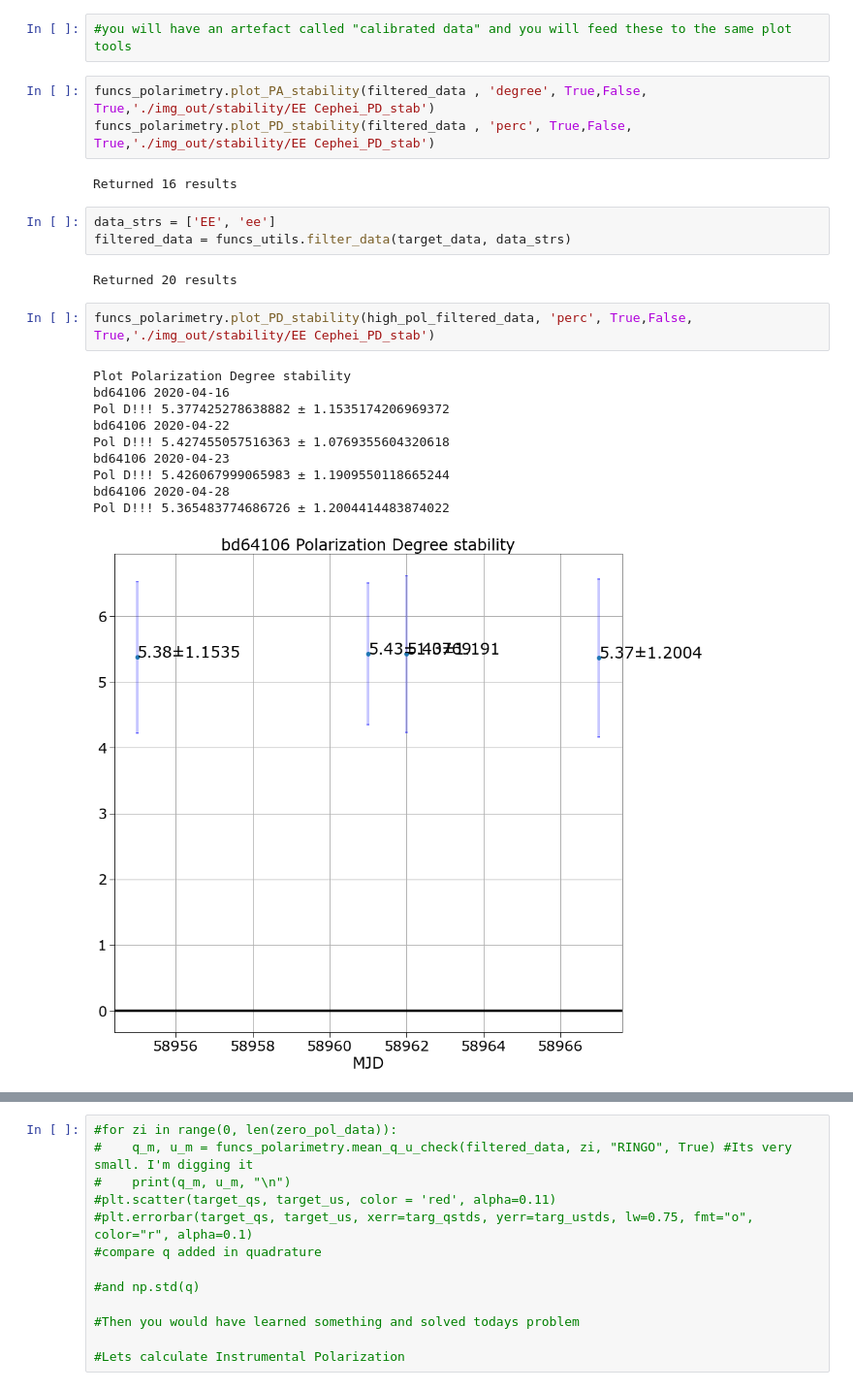
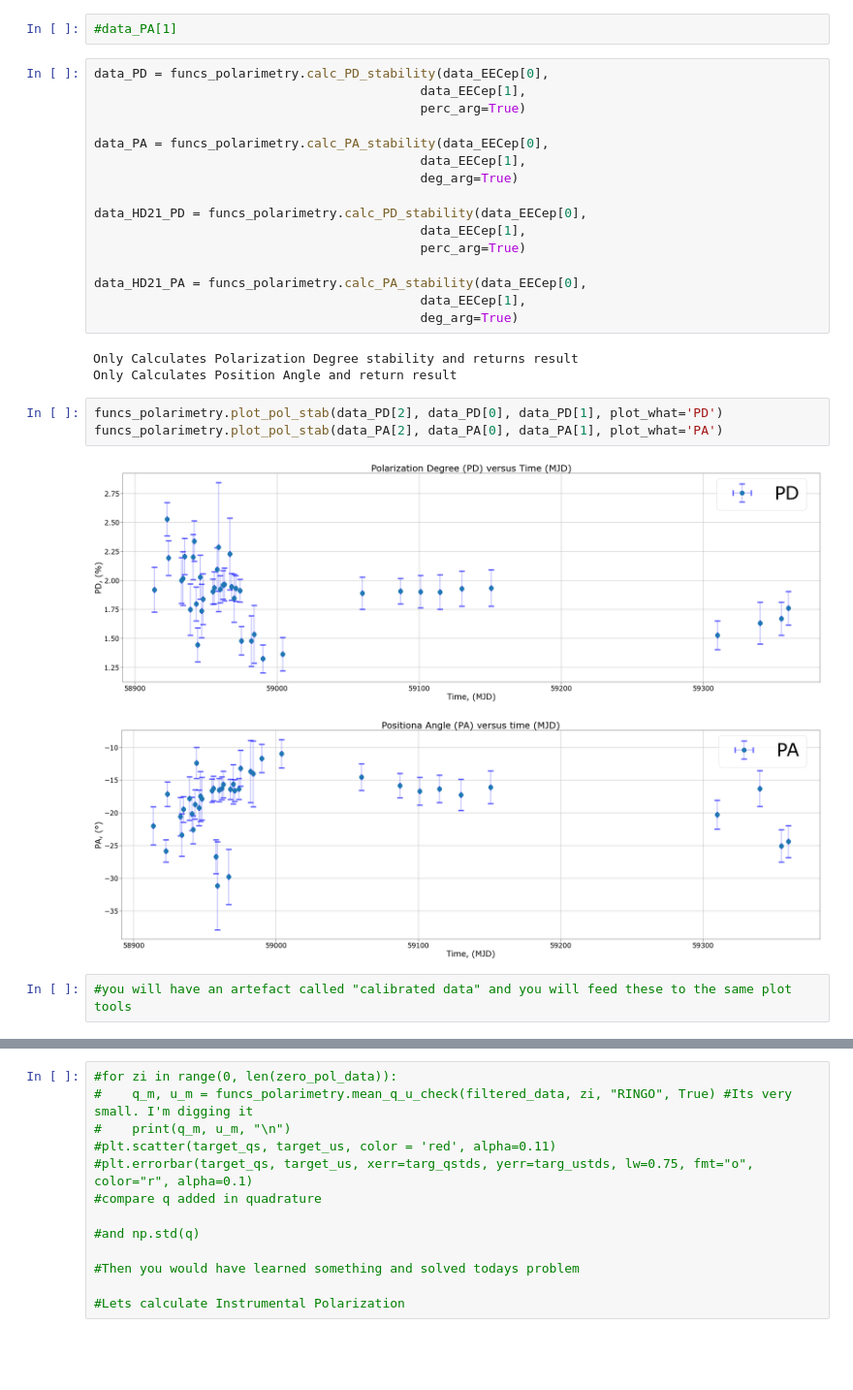
Before and after one commit to coderXmachina2/Suhora_polarimety, a Jupyter notebook: polarimetry_3.ipynb, the cells around one changed output, grey strips where cells are left out. Shown: that part at 97% size. Drawn from its saved outputs; the diff is of its cells as text; blank space fills up the shorter version.

```diff
--- a/polarimetry_3.ipynb
+++ b/polarimetry_3.ipynb
@@ -144,25 +134,29 @@ Pol D!!! 5.365483774686726 ± 1.2004414483874022
+# %%
+#data_PA[1]
+# %%
+data_PD = funcs_polarimetry.calc_PD_stability(data_EECep[0],
+                                           data_EECep[1],
+                                           perc_arg=True)
+
+data_PA = funcs_polarimetry.calc_PA_stability(data_EECep[0],
+                                           data_EECep[1],
+                                           deg_arg=True)
+
+data_HD21_PD = funcs_polarimetry.calc_PD_stability(data_EECep[0],
+                                           data_EECep[1],
+                                           perc_arg=True)
+
+data_HD21_PA = funcs_polarimetry.calc_PA_stability(data_EECep[0],
+                                           data_EECep[1],
+                                           deg_arg=True)
+# %% [output]
+Only Calculates Polarization Degree stability and returns result
+Only Calculates Position Angle and return result
+# %%
+funcs_polarimetry.plot_pol_stab(data_PD[2], data_PD[0], data_PD[1], plot_what='PD')
+funcs_polarimetry.plot_pol_stab(data_PA[2], data_PA[0], data_PA[1], plot_what='PA')
+# %% [output]
+[figure, added]
+[figure, added]
 # %%
 #you will have an artefact called "calibrated data" and you will feed these to the same plot tools
-# %%
-funcs_polarimetry.plot_PA_stability(filtered_data , 'degree', True,False, True,'./img_out/stability/EE Cephei_PD_stab')
-funcs_polarimetry.plot_PD_stability(filtered_data , 'perc', True,False, True,'./img_out/stability/EE Cephei_PD_stab')
-# %% [output]
-Returned 16 results
-# %%
-data_strs = ['EE', 'ee']
-filtered_data = funcs_utils.filter_data(target_data, data_strs)
-# %% [output]
-Returned 20 results
-# %%
-funcs_polarimetry.plot_PD_stability(high_pol_filtered_data, 'perc', True,False, True,'./img_out/stability/EE Cephei_PD_stab')
-# %% [output]
-Plot Polarization Degree stability
-bd64106 2020-04-16
-Pol D!!! 5.377425278638882 ± 1.1535174206969372
-bd64106 2020-04-22
-Pol D!!! 5.427455057516363 ± 1.0769355604320618
-bd64106 2020-04-23
-Pol D!!! 5.426067999065983 ± 1.1909550118665244
-bd64106 2020-04-28
-Pol D!!! 5.365483774686726 ± 1.2004414483874022
-[figure, removed]
```
Also changed, not shown: parts of 23 cells of this notebook, 1 other file.
